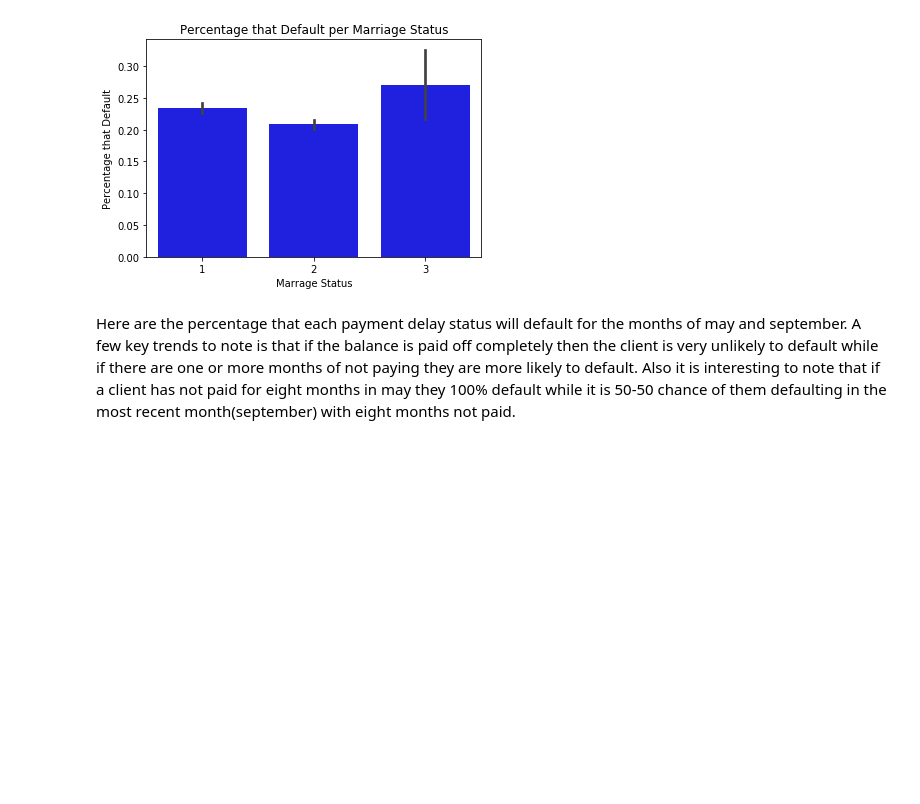
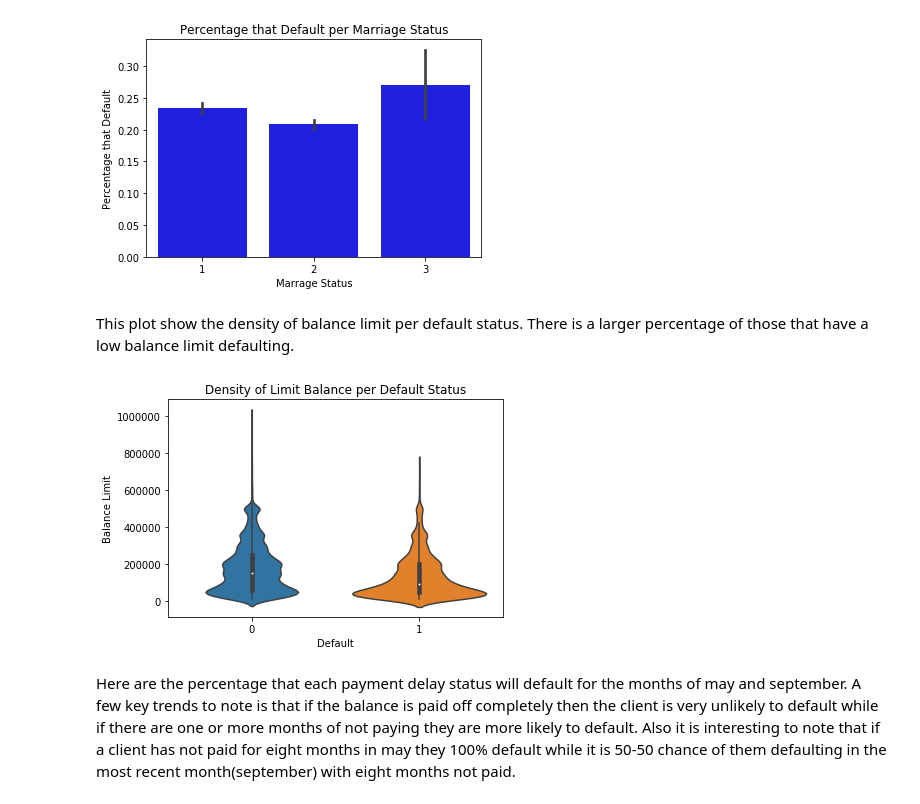
Before and after one commit to DerekMcFate/MachineLearningProject, a Jupyter notebook: MachineLearningProject.ipynb, the cells around one changed output. Cells and saved outputs as stored; diff of their text form; code cells hidden in the pictures; blank space fills up the shorter version.

```diff
--- a/MachineLearningProject.ipynb
+++ b/MachineLearningProject.ipynb
@@ -84,6 +94,16 @@ plt.title("Percentage that Default per Marriage Status")
 plt.show(fig)
 # %% [output]
 [figure]
+# %% [markdown]
+This plot show the density of balance limit per default status. There is a larger percentage of those that have a low balance limit defaulting.
+# %%
+fig = sns.violinplot(dat["DEFAULT"],dat["LIMIT_BAL"])
+plt.xlabel("Default")
+plt.ylabel("Balance Limit")
+plt.title("Density of Limit Balance per Default Status")
+plt.show(fig)
+# %% [output]
+[figure, added]
 # %% [markdown]
 Here are the percentage that each payment delay status will default for the months of may and september. A few key trends to note is that if the balance is paid off completely then the client is very unlikely to default while if there are one or more months of not paying they are more likely to default. Also it is interesting to note that if a client has not paid for eight months in may they 100% default while it is 50-50 chance of them defaulting in the most recent month(september) with eight months not paid.
 # %%
```
Also changed, not shown: parts of 4 cells of this notebook.
